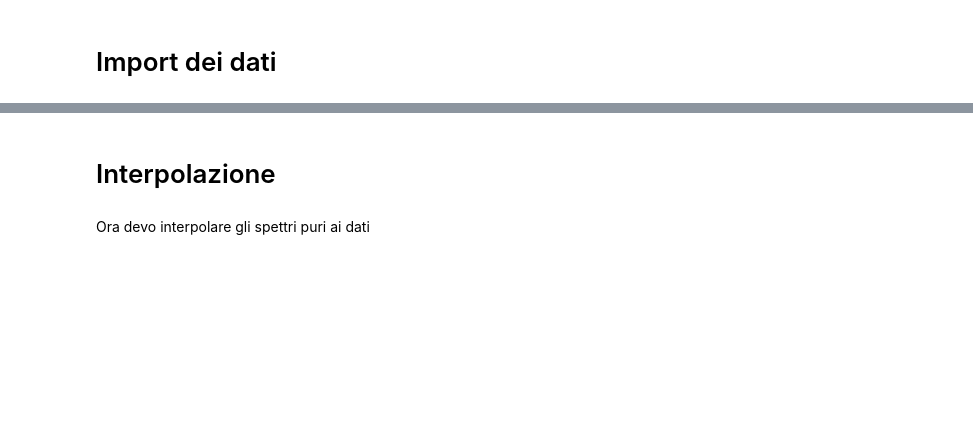
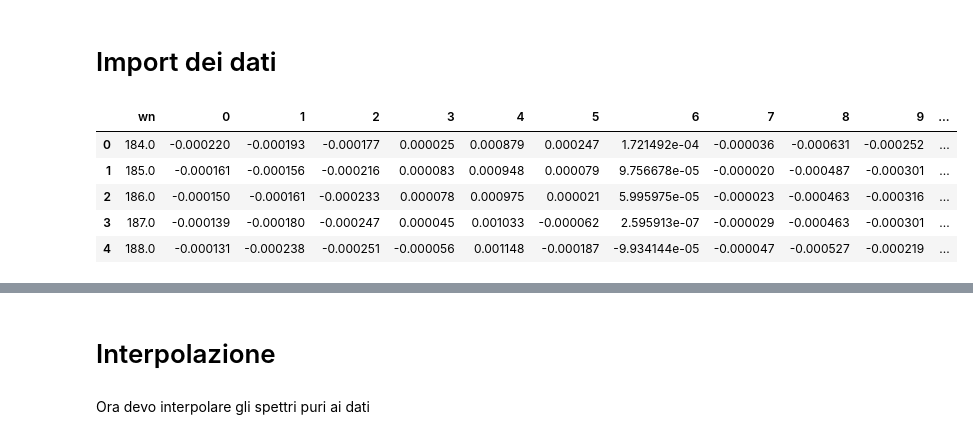
Before and after one commit to FabioBrugnara/repo_raman_4exam, a Jupyter notebook: notebooks/FIT.ipynb, the cells around one changed output, grey strips where cells are left out. Saved outputs shown, nothing was run; the diff lists cells and outputs as text; code cells hidden in the pictures; blank space fills up the shorter version.

```diff
--- a/notebooks/FIT.ipynb
+++ b/notebooks/FIT.ipynb
@@ -19,4 +12,12 @@ def raman_plot():
 # %%
 # import dei centroidi
 data = pd.read_csv("../data/processed/CLUSTERING_data_centres.csv")
 data.drop(labels='Unnamed: 0',inplace=True,axis=1)
+data.head()
+# %% [output]
+|  | wn | 0 | 1 | 2 | 3 | 4 | 5 | 6 | 7 | 8 | 9 | ... |
+| 0 | 184.0 | -0.000220 | -0.000193 | -0.000177 | 0.000025 | 0.000879 | 0.000247 | 1.721492e-04 | -0.000036 | -0.000631 | -0.000252 | ... |
+| 1 | 185.0 | -0.000161 | -0.000156 | -0.000216 | 0.000083 | 0.000948 | 0.000079 | 9.756678e-05 | -0.000020 | -0.000487 | -0.000301 | ... |
+| 2 | 186.0 | -0.000150 | -0.000161 | -0.000233 | 0.000078 | 0.000975 | 0.000021 | 5.995975e-05 | -0.000023 | -0.000463 | -0.000316 | ... |
+| 3 | 187.0 | -0.000139 | -0.000180 | -0.000247 | 0.000045 | 0.001033 | -0.000062 | 2.595913e-07 | -0.000029 | -0.000463 | -0.000301 | ... |
+| 4 | 188.0 | -0.000131 | -0.000238 | -0.000251 | -0.000056 | 0.001148 | -0.000187 | -9.934144e-05 | -0.000047 | -0.000527 | -0.000219 | ... |
```
Also changed, not shown: parts of 8 cells of this notebook.
